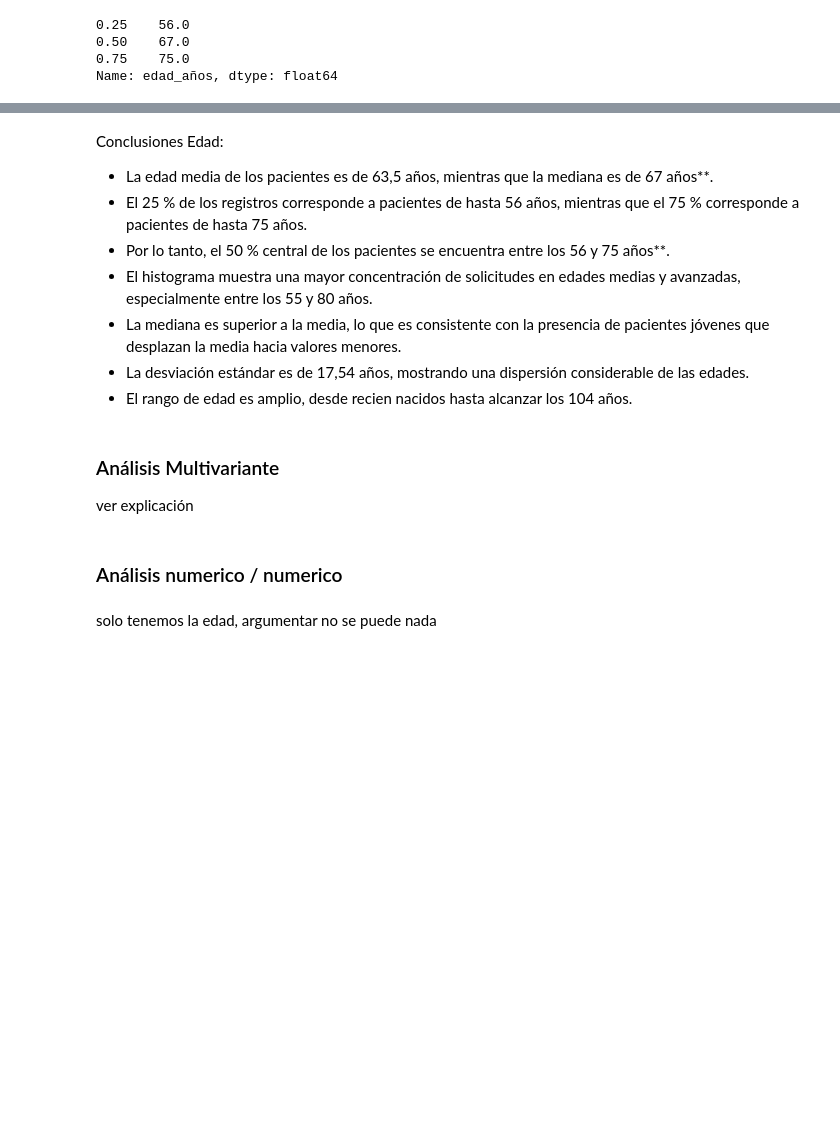
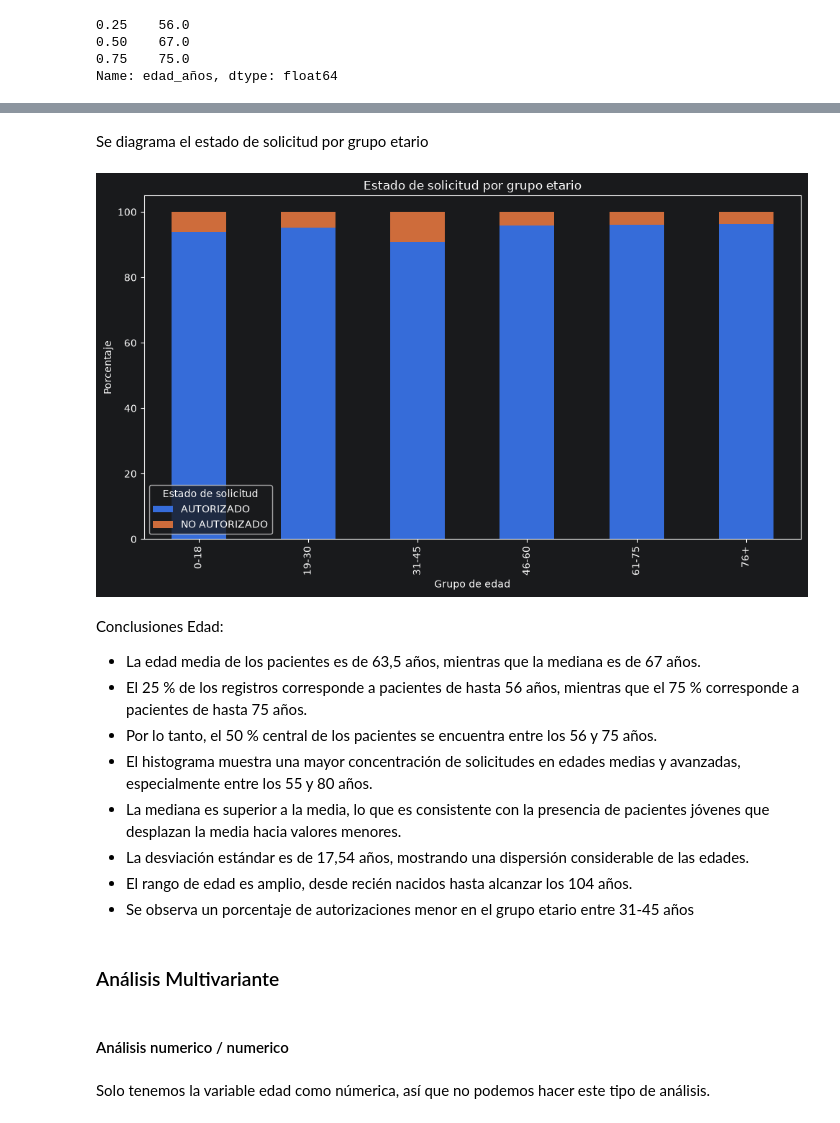
Before and after one commit to gperezucu/ucu-diploma-python_grupo_E, a Jupyter notebook: notebooks/practice.ipynb, the cells around one changed output, grey strips where cells are left out. Cells and saved outputs as stored; diff of their text form; code cells hidden in the pictures; blank space fills up the shorter version.

```diff
--- a/notebooks/practice.ipynb
+++ b/notebooks/practice.ipynb
@@ -720,0 +771,10 @@ Name: edad_años, dtype: float64
+# %%
+tabla_pct = (
+    pd.crosstab(
+        df["grupo_edad"],
+        df["estado_solicitud"],
+        normalize="index"
+    ) * 100
+).round(2)
+
+tabla_pct
@@ -721,18 +790,35 @@ Name: edad_años, dtype: float64
+# %% [markdown]
+Se diagrama el estado de solicitud por grupo etario
+# %%
+tabla_pct.plot(
+    kind="bar",
+    stacked=True,
+    figsize=(10, 6)
+)
+
+plt.title("Estado de solicitud por grupo etario")
+plt.ylabel("Porcentaje")
+plt.xlabel("Grupo de edad")
+plt.legend(title="Estado de solicitud")
+plt.tight_layout()
+plt.show()
+# %% [output]
+[figure, added]
 # %% [markdown]
 Conclusiones Edad:
 
-- La edad media de los pacientes es de 63,5 años, mientras que la mediana es de 67 años**.
+- La edad media de los pacientes es de 63,5 años, mientras que la mediana es de 67 años.
 - El 25 % de los registros corresponde a pacientes de hasta 56 años, mientras que el 75 % corresponde a pacientes de hasta 75 años.
-- Por lo tanto, el 50 % central de los pacientes se encuentra entre los 56 y 75 años**.
+- Por lo tanto, el 50 % central de los pacientes se encuentra entre los 56 y 75 años.
 - El histograma muestra una mayor concentración de solicitudes en edades medias y avanzadas, especialmente entre los 55 y 80 años.
 - La mediana es superior a la media, lo que es consistente con la presencia de pacientes jóvenes que desplazan la media hacia valores menores.
 - La desviación estándar es de 17,54 años, mostrando una dispersión considerable de las edades.
-- El rango de edad es amplio, desde recien nacidos hasta alcanzar los 104 años.
+- El rango de edad es amplio, desde recién nacidos hasta alcanzar los 104 años.
+- Se observa un porcentaje de autorizaciones menor en el grupo etario entre 31-45 años
 # %% [markdown]
-### Análisis Multivariante ###
-ver explicación
+### Análisis Multivariante
 # %% [markdown]
-### Análisis numerico / numerico ###
+#### Análisis numerico / numerico
-# %% [markdown]
-solo tenemos la edad, argumentar no se puede nada
+# %% [markdown]
+Solo tenemos la variable edad como númerica, así que no podemos hacer este tipo de análisis.
 # %% [markdown]
```
Also changed, not shown: parts of 61 cells of this notebook, 1 other file.
